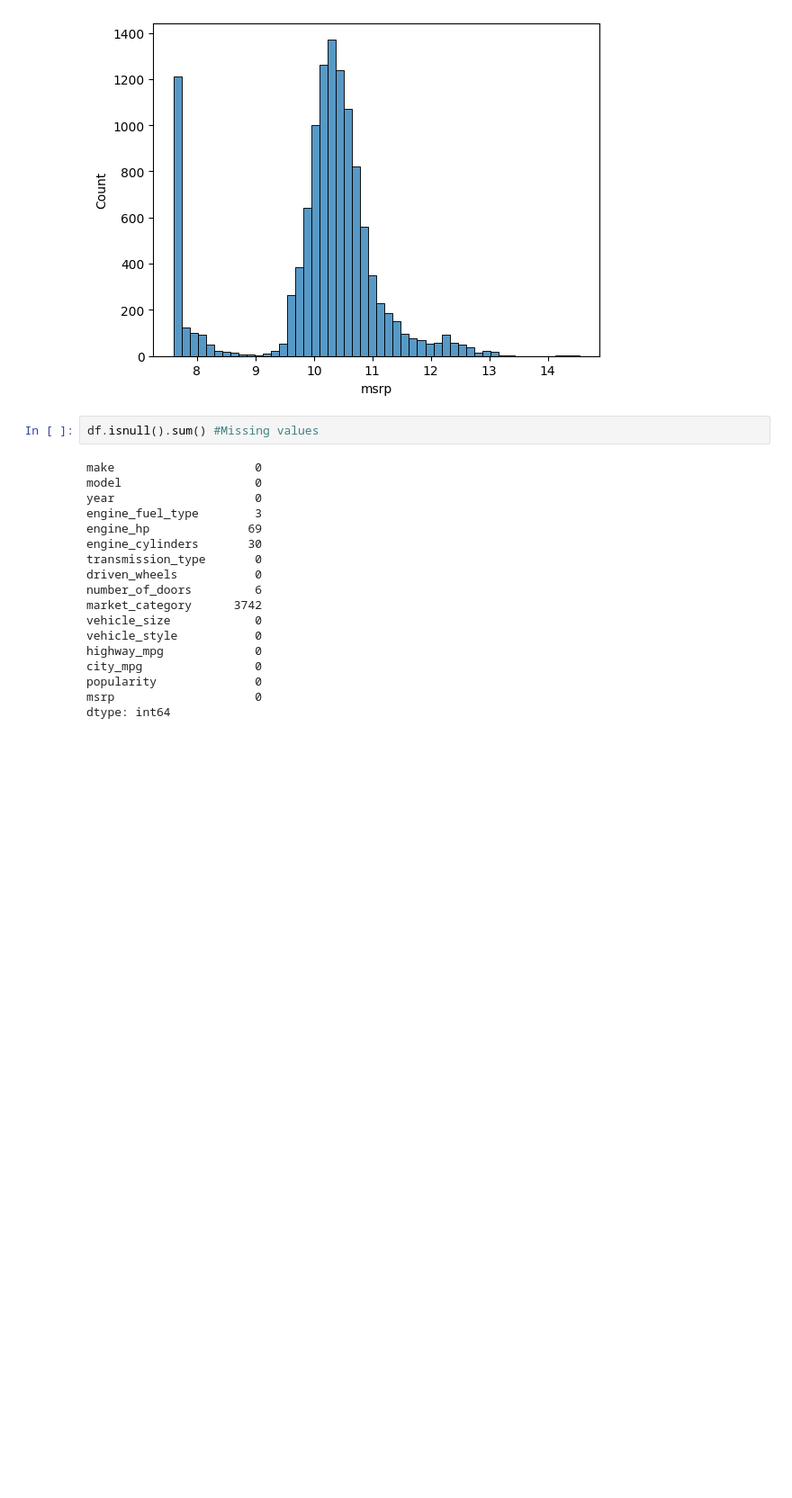
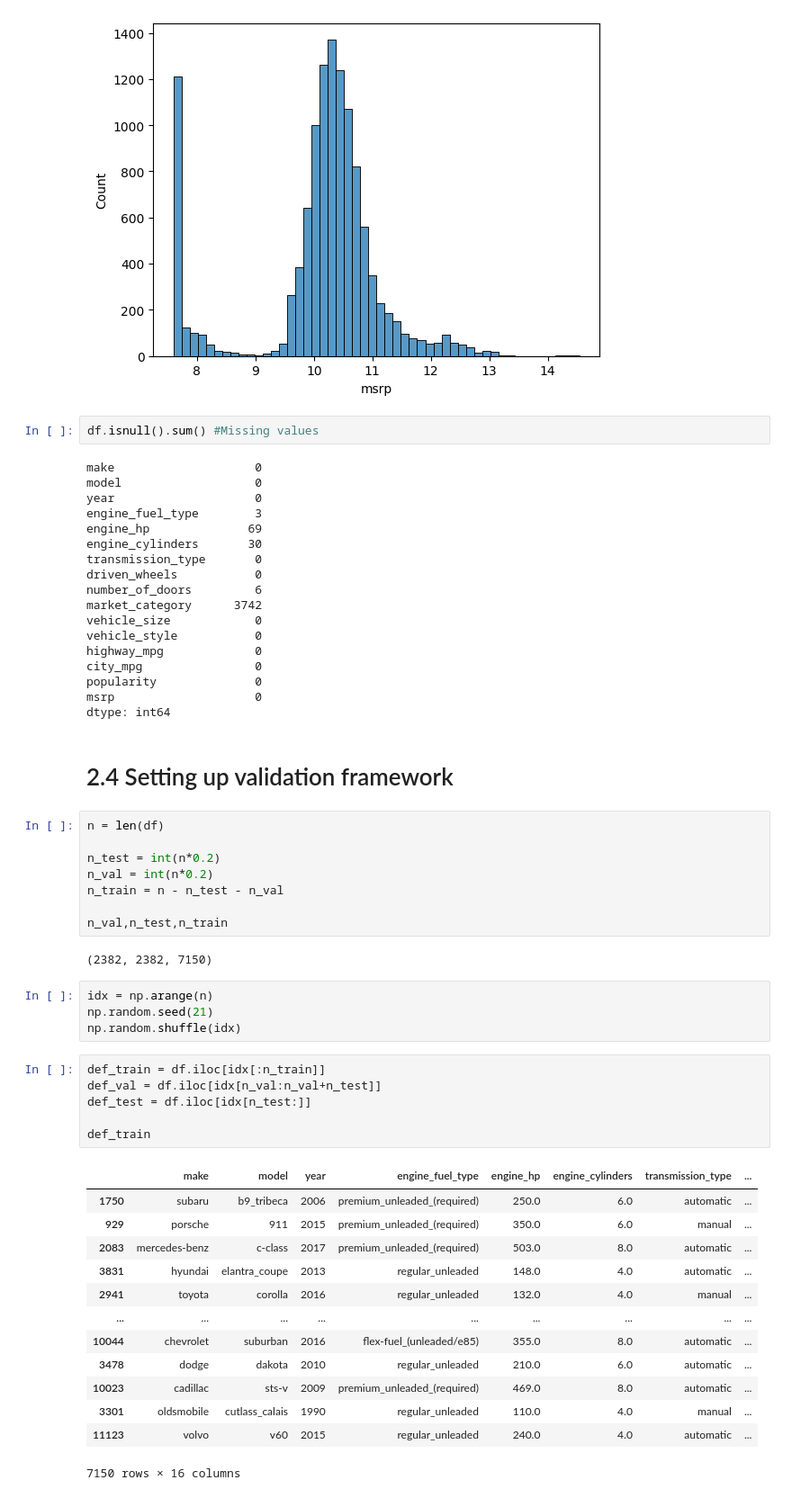
Before and after one commit to RaDilsara/ML-Zoomcamp, a Jupyter notebook: Car_price_prediction/Car_price_prediction.ipynb, the cells around one changed output. Shown: that part at 90% size. Drawn from its saved outputs; the diff is of its cells as text; blank space fills up the shorter version.

```diff
--- a/Car_price_prediction/Car_price_prediction.ipynb
+++ b/Car_price_prediction/Car_price_prediction.ipynb
@@ -105,3 +105,39 @@ city_mpg                0
 popularity              0
 msrp                    0
 dtype: int64
+# %% [markdown]
+# 2.4 Setting up validation framework
+# %%
+n = len(df)
+
+n_test = int(n*0.2)
+n_val = int(n*0.2)
+n_train = n - n_test - n_val
+
+n_val,n_test,n_train
+# %% [output]
+(2382, 2382, 7150)
+# %%
+idx = np.arange(n)
+np.random.seed(21)
+np.random.shuffle(idx)
+# %%
+def_train = df.iloc[idx[:n_train]]
+def_val = df.iloc[idx[n_val:n_val+n_test]]
+def_test = df.iloc[idx[n_test:]]
+
+def_train
+# %% [output]
+|  | make | model | year | engine_fuel_type | engine_hp | engine_cylinders | transmission_type | ... |
+| 1750 | subaru | b9_tribeca | 2006 | premium_unleaded_(required) | 250.0 | 6.0 | automatic | ... |
+| 929 | porsche | 911 | 2015 | premium_unleaded_(required) | 350.0 | 6.0 | manual | ... |
+| 2083 | mercedes-benz | c-class | 2017 | premium_unleaded_(required) | 503.0 | 8.0 | automatic | ... |
+| 3831 | hyundai | elantra_coupe | 2013 | regular_unleaded | 148.0 | 4.0 | automatic | ... |
+| 2941 | toyota | corolla | 2016 | regular_unleaded | 132.0 | 4.0 | manual | ... |
+| ... | ... | ... | ... | ... | ... | ... | ... | ... |
+| 10044 | chevrolet | suburban | 2016 | flex-fuel_(unleaded/e85) | 355.0 | 8.0 | automatic | ... |
+| 3478 | dodge | dakota | 2010 | regular_unleaded | 210.0 | 6.0 | automatic | ... |
+| 10023 | cadillac | sts-v | 2009 | premium_unleaded_(required) | 469.0 | 8.0 | automatic | ... |
+| 3301 | oldsmobile | cutlass_calais | 1990 | regular_unleaded | 110.0 | 4.0 | manual | ... |
+| 11123 | volvo | v60 | 2015 | regular_unleaded | 240.0 | 4.0 | automatic | ... |
+7150 rows × 16 columns
```
Also changed, not shown: parts of 3 cells of this notebook.
